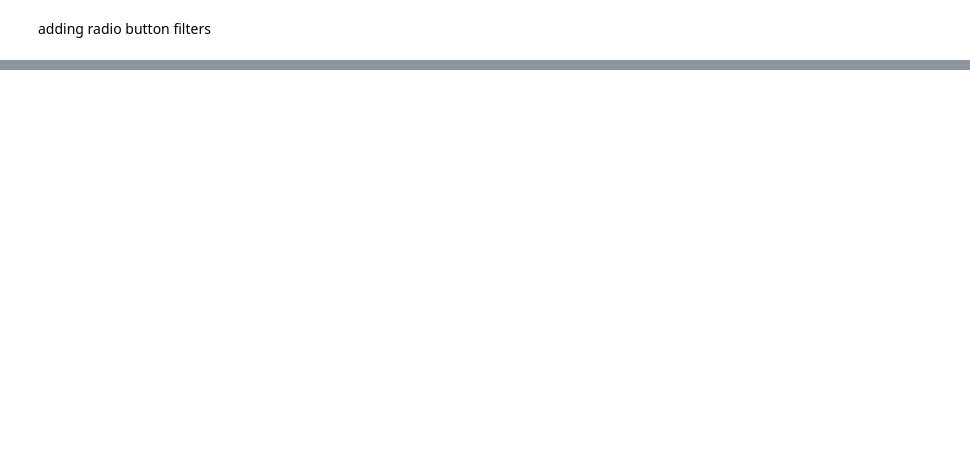
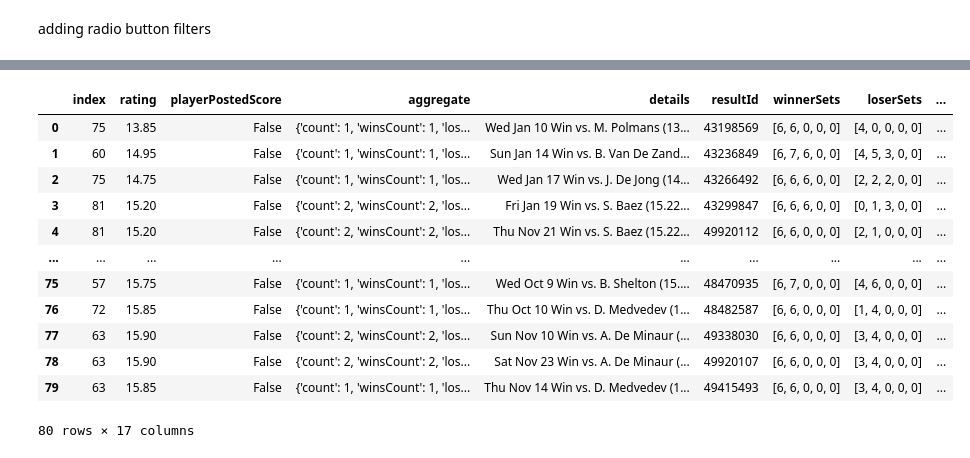
Before and after one commit to confused1879/Dante_Intelligence, a Jupyter notebook: test.ipynb, the cells around one changed output, grey strips where cells are left out. Saved outputs shown, nothing was run; the diff lists cells and outputs as text; code cells hidden in the pictures; blank space fills up the shorter version.

```diff
--- a/test.ipynb
+++ b/test.ipynb
@@ -1856,0 +3327,3 @@ if __name__ == "__main__":
+# %%
+auth_manager = UTRAuthManager()
+stats = auth_manager.get_player_stats(247320)
@@ -1856,0 +3357,42 @@ if __name__ == "__main__":
+# %%
+import pandas as pd
+
+# Assuming the provided data is stored in a variable called 'data'
+
+# Create an empty list to store processed data
+processed_data = []
+
+# Iterate through each entry in the data
+for entry in stats['victoryMarginChart']['results']:
+    # Extract the 'descriptions' list
+    descriptions = entry.pop('descriptions')
+
+    # Iterate through each description and create a new row
+    for description in descriptions:
+        # Create a copy of the original entry
+        new_row = entry.copy()
+
+        # Update the new row with the description details
+        new_row.update(description)
+
+        # Append the new row to the processed data list
+        processed_data.append(new_row)
+
+# Create a DataFrame from the processed data
+df = pd.DataFrame(processed_data)
+# %%
+df
+# %% [output]
+|  | index | rating | playerPostedScore | aggregate | details | resultId | winnerSets | loserSets | ... |
+| 0 | 75 | 13.85 | False | {'count': 1, 'winsCount': 1, 'los... | Wed Jan 10 Win vs. M. Polmans (13... | 43198569 | [6, 6, 0, 0, 0] | [4, 0, 0, 0, 0] | ... |
+| 1 | 60 | 14.95 | False | {'count': 1, 'winsCount': 1, 'los... | Sun Jan 14 Win vs. B. Van De Zand... | 43236849 | [6, 7, 6, 0, 0] | [4, 5, 3, 0, 0] | ... |
+| 2 | 75 | 14.75 | False | {'count': 1, 'winsCount': 1, 'los... | Wed Jan 17 Win vs. J. De Jong (14... | 43266492 | [6, 6, 6, 0, 0] | [2, 2, 2, 0, 0] | ... |
+| 3 | 81 | 15.20 | False | {'count': 2, 'winsCount': 2, 'los... | Fri Jan 19 Win vs. S. Baez (15.22... | 43299847 | [6, 6, 6, 0, 0] | [0, 1, 3, 0, 0] | ... |
+| 4 | 81 | 15.20 | False | {'count': 2, 'winsCount': 2, 'los... | Thu Nov 21 Win vs. S. Baez (15.22... | 49920112 | [6, 6, 0, 0, 0] | [2, 1, 0, 0, 0] | ... |
+| ... | ... | ... | ... | ... | ... | ... | ... | ... | ... |
+| 75 | 57 | 15.75 | False | {'count': 1, 'winsCount': 1, 'los... | Wed Oct 9 Win vs. B. Shelton (15.... | 48470935 | [6, 7, 0, 0, 0] | [4, 6, 0, 0, 0] | ... |
+| 76 | 72 | 15.85 | False | {'count': 1, 'winsCount': 1, 'los... | Thu Oct 10 Win vs. D. Medvedev (1... | 48482587 | [6, 6, 0, 0, 0] | [1, 4, 0, 0, 0] | ... |
+| 77 | 63 | 15.90 | False | {'count': 2, 'winsCount': 2, 'los... | Sun Nov 10 Win vs. A. De Minaur (... | 49338030 | [6, 6, 0, 0, 0] | [3, 4, 0, 0, 0] | ... |
+| 78 | 63 | 15.90 | False | {'count': 2, 'winsCount': 2, 'los... | Sat Nov 23 Win vs. A. De Minaur (... | 49920107 | [6, 6, 0, 0, 0] | [3, 4, 0, 0, 0] | ... |
+| 79 | 63 | 15.85 | False | {'count': 1, 'winsCount': 1, 'los... | Thu Nov 14 Win vs. D. Medvedev (1... | 49415493 | [6, 6, 0, 0, 0] | [3, 4, 0, 0, 0] | ... |
+80 rows × 17 columns
```
Also changed, not shown: parts of 25 cells of this notebook, 11 other files.
